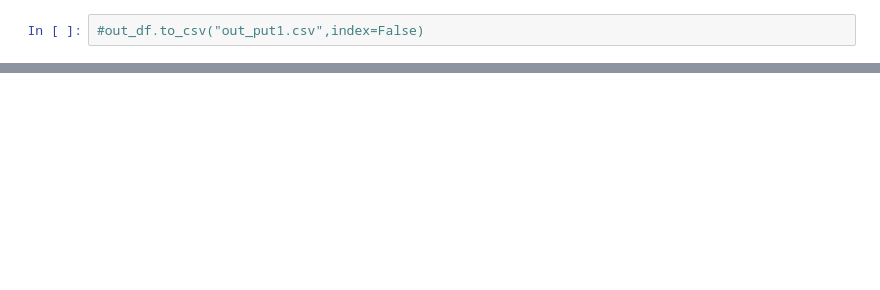
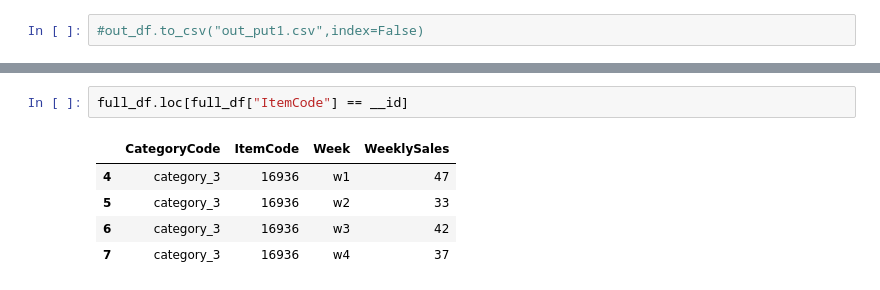
Before and after one commit to BoTZ-TND/DataStorm-2022, a Jupyter notebook: scr/models/arima_week.ipynb, the cells around one changed output, grey strips where cells are left out. Drawn from its saved outputs; the diff is of its cells as text; blank space fills up the shorter version.

```diff
--- a/scr/models/arima_week.ipynb
+++ b/scr/models/arima_week.ipynb
@@ -184,0 +219,8 @@ create_submission_arima(out_df,test_df)
+# %%
+full_df.loc[full_df["ItemCode"] == __id]
+# %% [output]
+|  | CategoryCode | ItemCode | Week | WeeklySales |
+| 4 | category_3 | 16936 | w1 | 47 |
+| 5 | category_3 | 16936 | w2 | 33 |
+| 6 | category_3 | 16936 | w3 | 42 |
+| 7 | category_3 | 16936 | w4 | 37 |
```
Also changed, not shown: parts of 7 cells of this notebook, 2 other files.
